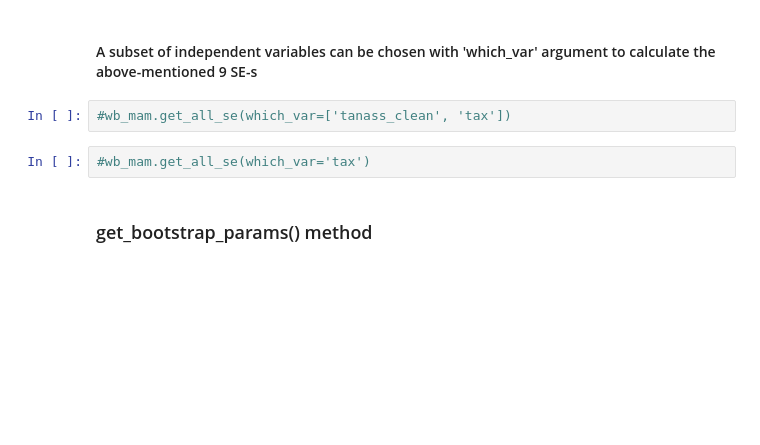
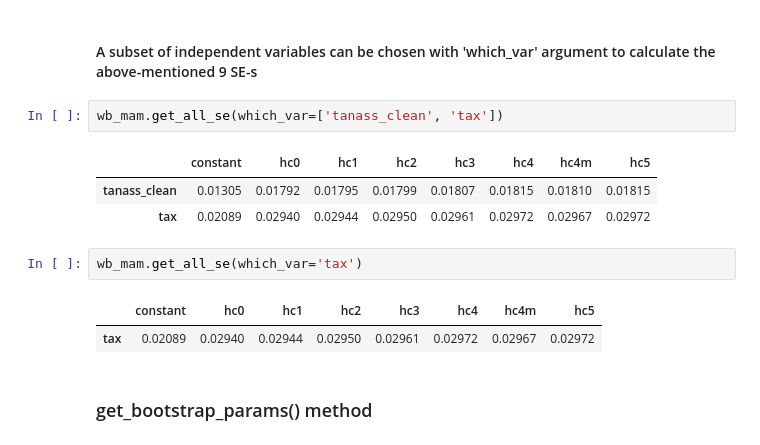
Before and after one commit to pvh95/ols_bootstrap, a Jupyter notebook: demonstration_sample_1000.ipynb, the cells around one changed output. Saved outputs shown, nothing was run; the diff lists cells and outputs as text; blank space fills up the shorter version.

```diff
--- a/demonstration_sample_1000.ipynb
+++ b/demonstration_sample_1000.ipynb
@@ -389,9 +338,16 @@ The following SE-s are calculated:
 # %% [markdown]
 #### A subset of independent variables can be chosen with 'which_var' argument to calculate the above-mentioned 9 SE-s
 # %%
-#wb_mam.get_all_se(which_var=['tanass_clean', 'tax'])
+wb_mam.get_all_se(which_var=['tanass_clean', 'tax'])
+# %% [output]
+|  | constant | hc0 | hc1 | hc2 | hc3 | hc4 | hc4m | hc5 |
+| tanass_clean | 0.01305 | 0.01792 | 0.01795 | 0.01799 | 0.01807 | 0.01815 | 0.01810 | 0.01815 |
+| tax | 0.02089 | 0.02940 | 0.02944 | 0.02950 | 0.02961 | 0.02972 | 0.02967 | 0.02972 |
 # %%
-#wb_mam.get_all_se(which_var='tax')
+wb_mam.get_all_se(which_var='tax')
+# %% [output]
+|  | constant | hc0 | hc1 | hc2 | hc3 | hc4 | hc4m | hc5 |
+| tax | 0.02089 | 0.02940 | 0.02944 | 0.02950 | 0.02961 | 0.02972 | 0.02967 | 0.02972 |
 # %% [markdown]
 ### get_bootstrap_params() method
 # %% [markdown]
```
Also changed, not shown: parts of 15 cells of this notebook, 2 other files.
